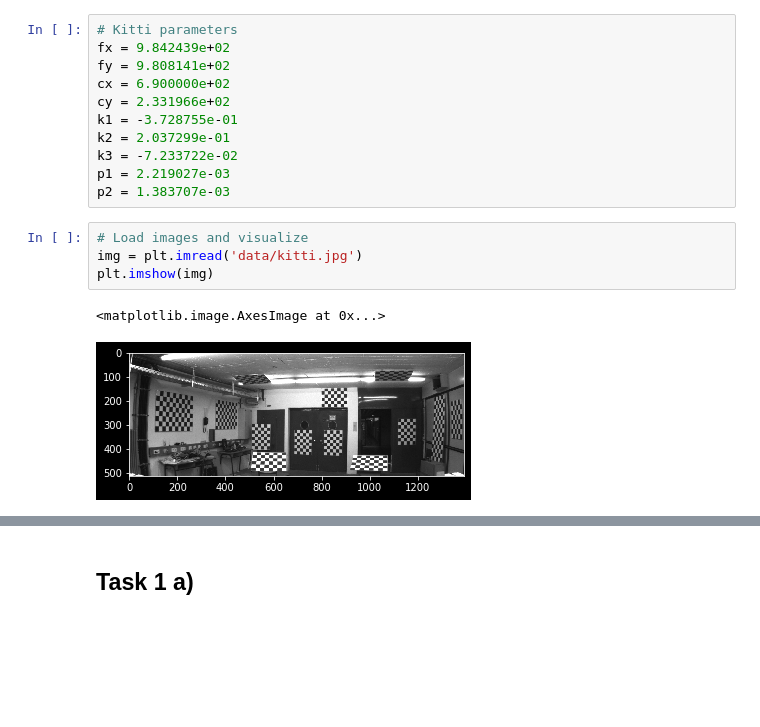
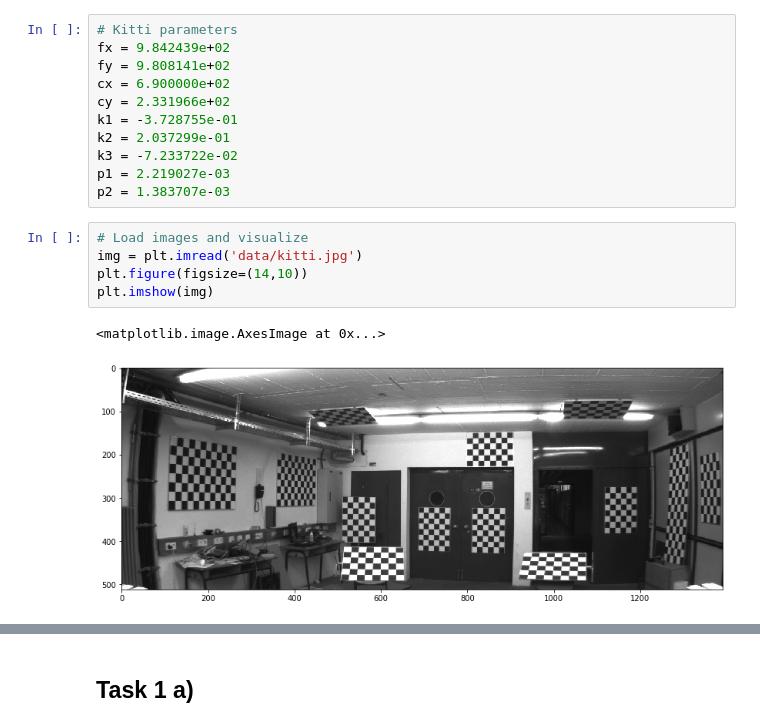
Before and after one commit to dinossht/TTK4255---Robotic-Vision, a Jupyter notebook: Assignments/ex2/main.ipynb, the cells around one changed output, grey strips where cells are left out. Cells and saved outputs as stored; diff of their text form; blank space fills up the shorter version.

```diff
--- a/Assignments/ex2/main.ipynb
+++ b/Assignments/ex2/main.ipynb
@@ -15,7 +19,8 @@ p2 = 1.383707e-03
 # %%
 # Load images and visualize
 img = plt.imread('data/kitti.jpg')
+plt.figure(figsize=(14,10))
 plt.imshow(img)
 # %% [output]
 <matplotlib.image.AxesImage at 0x...>
-[figure, old version]
+[figure, new version]
```
Also changed, not shown: parts of 17 cells of this notebook, 3 other files.
